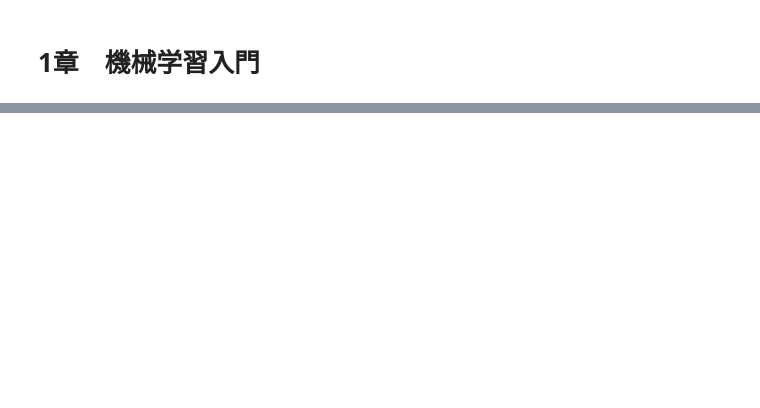
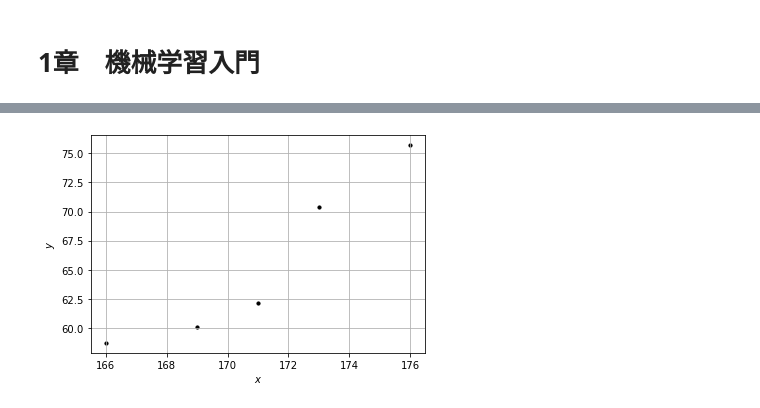
Before and after one commit to evilboy1973/math_dl_book_info, a Jupyter notebook: notebooks/ch01-entry.ipynb, the cells around one changed output, grey strips where cells are left out. Saved outputs shown, nothing was run; the diff lists cells and outputs as text; code cells hidden in the pictures; blank space fills up the shorter version.

```diff
--- a/notebooks/ch01-entry.ipynb
+++ b/notebooks/ch01-entry.ipynb
@@ -17,11 +23,13 @@ print(sampleData1)
 # %%
 # 散布図表示
 for p in sampleData1:
-    plt.scatter(p[0], p[1], c='k', s=50)
+    plt.scatter(p[0], p[1], c='k', s=10)
 plt.grid()
 plt.xlabel('$x$')
 plt.ylabel('$y$')
 plt.show()
+# %% [output]
+[figure, added]
 # %%
 plt.figure(figsize=(10,5))
 for p in sampleData1:
```
Also changed, not shown: parts of 2 cells of this notebook.
